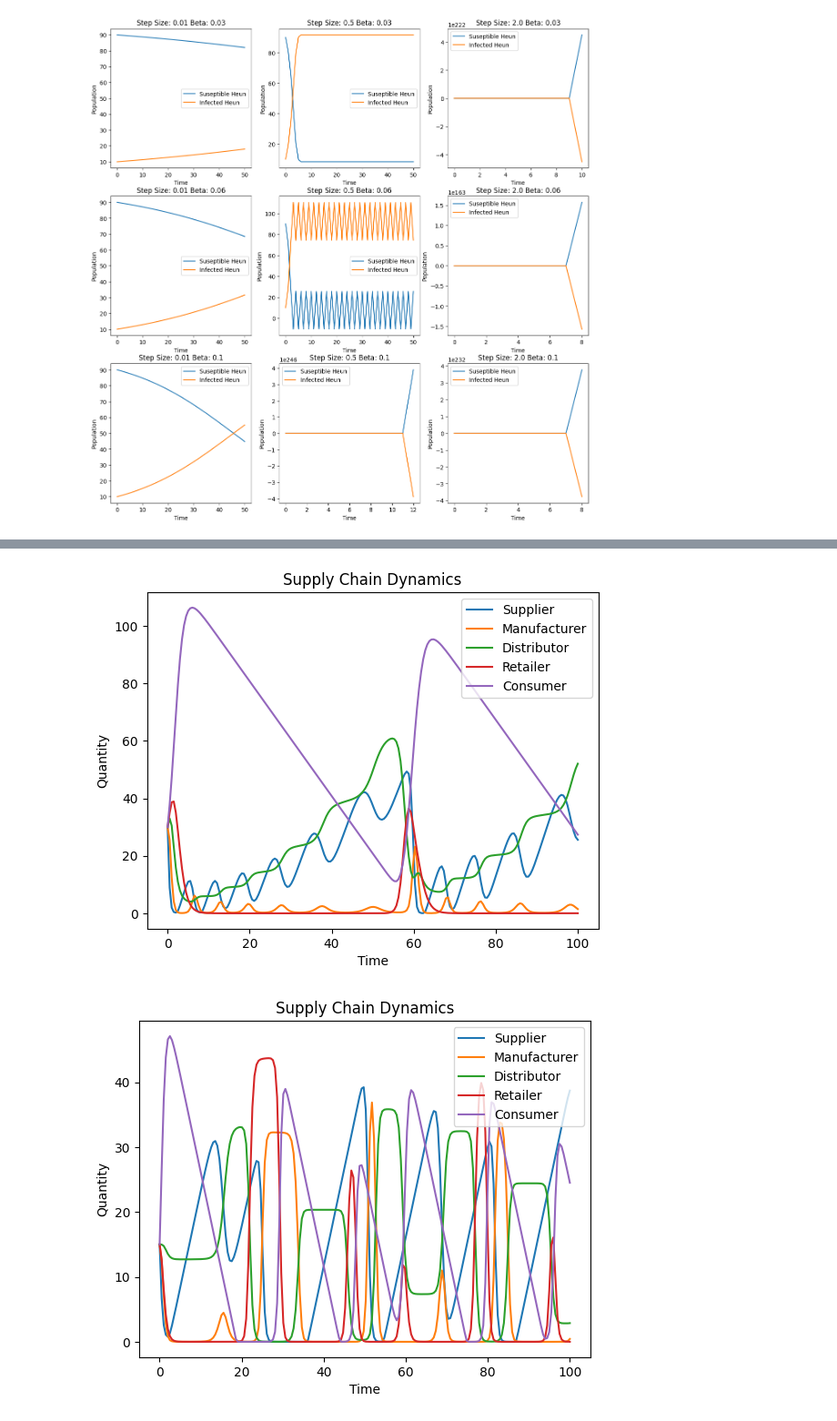
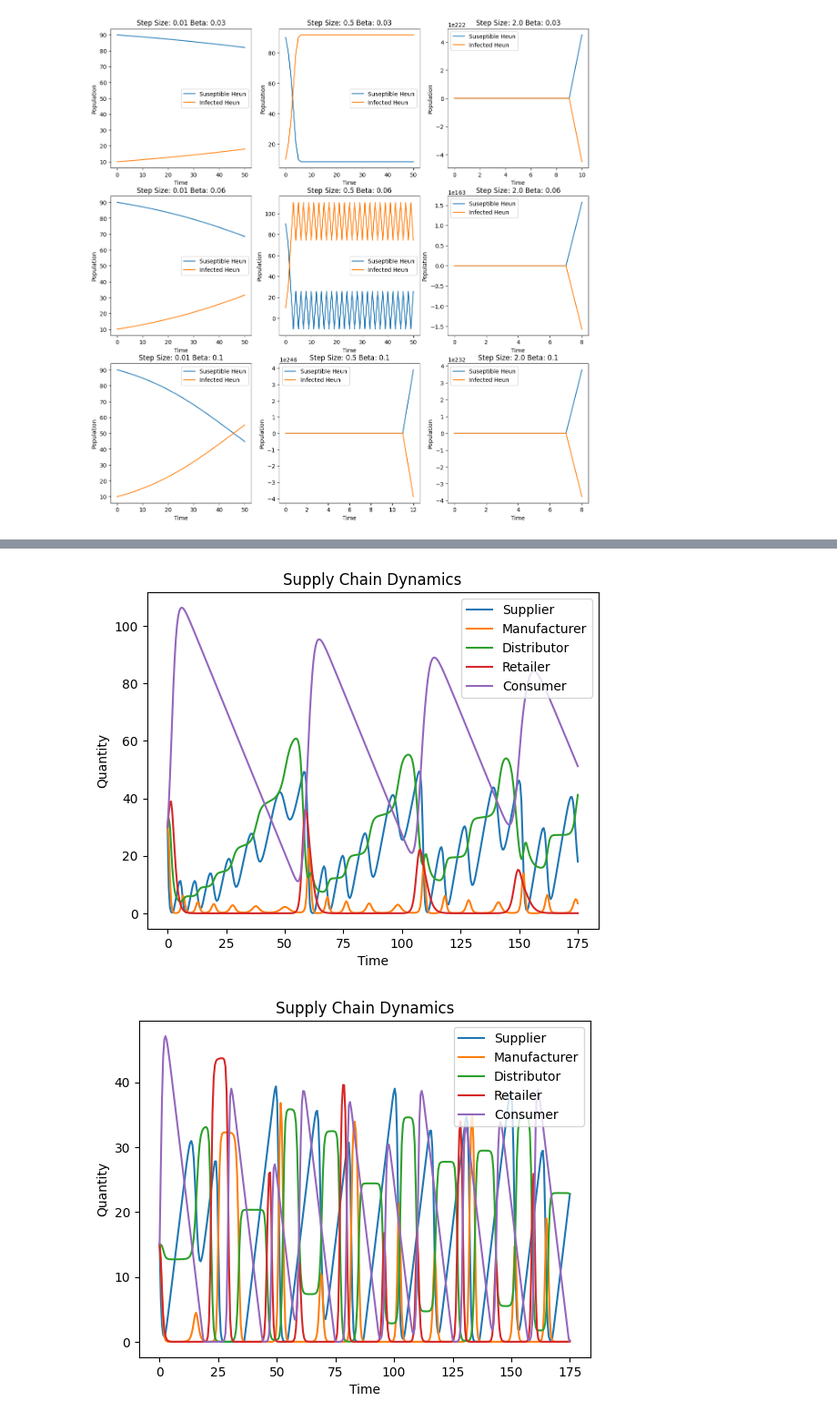
Before and after one commit to aiqojo/csys6020, a Jupyter notebook: HW1.ipynb, the cells around one changed output, grey strips where cells are left out. Shown at 91% size. Cells and saved outputs as stored; diff of their text form; code cells hidden in the pictures.

```diff
--- a/HW1.ipynb
+++ b/HW1.ipynb
@@ -172,7 +172,7 @@ def supply_chain(Y, t, K_S, k_SM, k_MD, k_DR, k_RC, k_C):
     return [dSdt, dMdt, dDdt, dRdt, dCdt]
 
 # Define time span
-t = np.linspace(0, 100, 200)
+t = np.linspace(0, 175, 350)
 
 # Initial conditions
 S0 = 30
@@ -282,2 +282,2 @@ plt.show()
-[figure, old version]
+[figure, new version]
-[figure, old version]
+[figure, new version]
```
Also changed, not shown: parts of 2 cells of this notebook, 4 other files.
